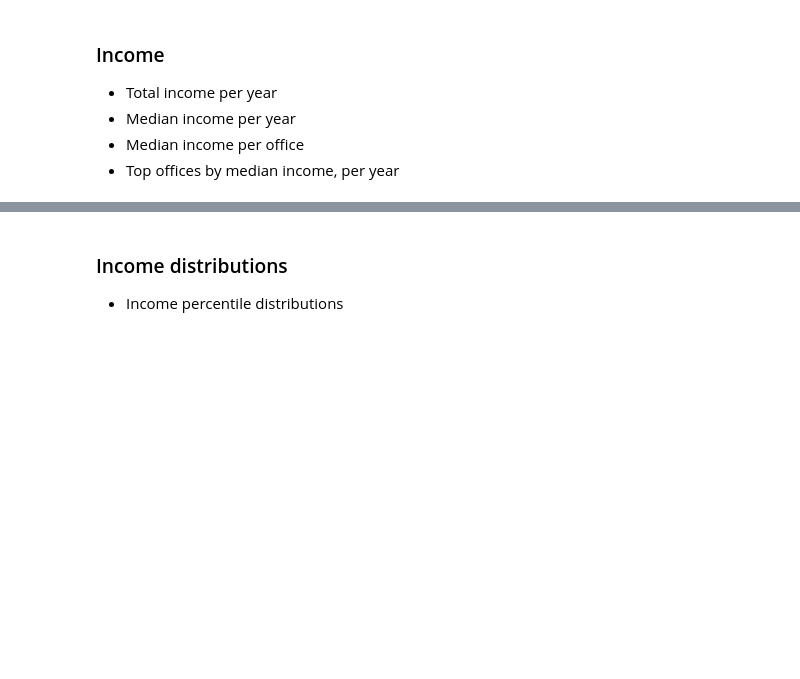
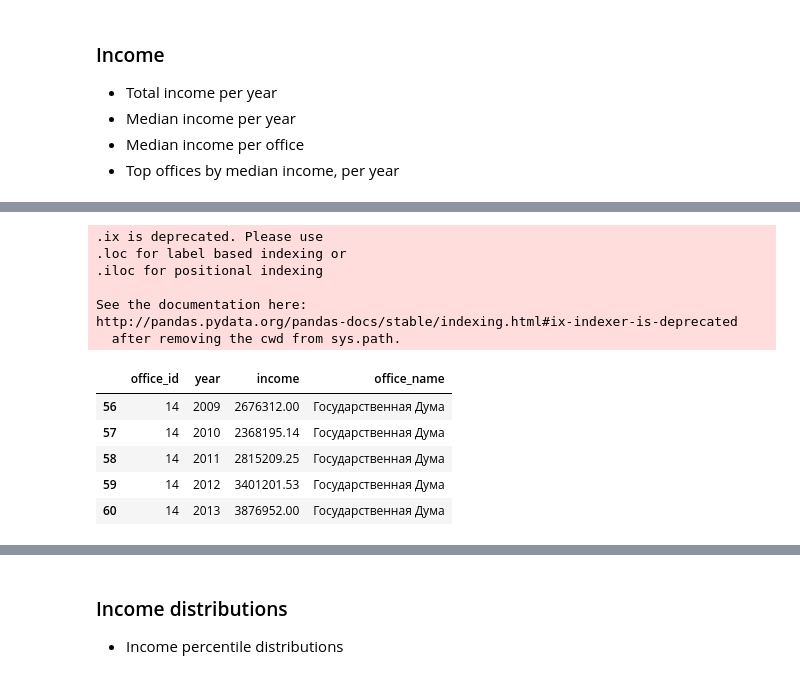
Before and after one commit to mikhmakarov/officials_network, a Jupyter notebook: analyze_dataset.ipynb, the cells around one changed output, grey strips where cells are left out. Cells and saved outputs as stored; diff of their text form; code cells hidden in the pictures; blank space fills up the shorter version.

```diff
--- a/analyze_dataset.ipynb
+++ b/analyze_dataset.ipynb
@@ -9 +15,4 @@ sns.set_style('white')
+# %%
+interestng_columns = ['person_id', 'person_name', 'year', 'office_id',
+           'office_name', 'income']
 # %%
@@ -270,0 +243,20 @@ plt.show()
+# %%
+grouped.head()
+g = grouped.reset_index()
+g = g[g.office_id.isin(top_offices)]
+g['office_name'] = office_names.ix[g.office_id].values.flatten()
+g.head()
+# %% [output]
+.ix is deprecated. Please use
+.loc for label based indexing or
+.iloc for positional indexing
+
+See the documentation here:
+http://pandas.pydata.org/pandas-docs/stable/indexing.html#ix-indexer-is-deprecated
+  after removing the cwd from sys.path.
+|  | office_id | year | income | office_name |
+| 56 | 14 | 2009 | 2676312.00 | Государственная Дума |
+| 57 | 14 | 2010 | 2368195.14 | Государственная Дума |
+| 58 | 14 | 2011 | 2815209.25 | Государственная Дума |
+| 59 | 14 | 2012 | 3401201.53 | Государственная Дума |
+| 60 | 14 | 2013 | 3876952.00 | Государственная Дума |
```
Also changed, not shown: parts of 46 cells of this notebook.
